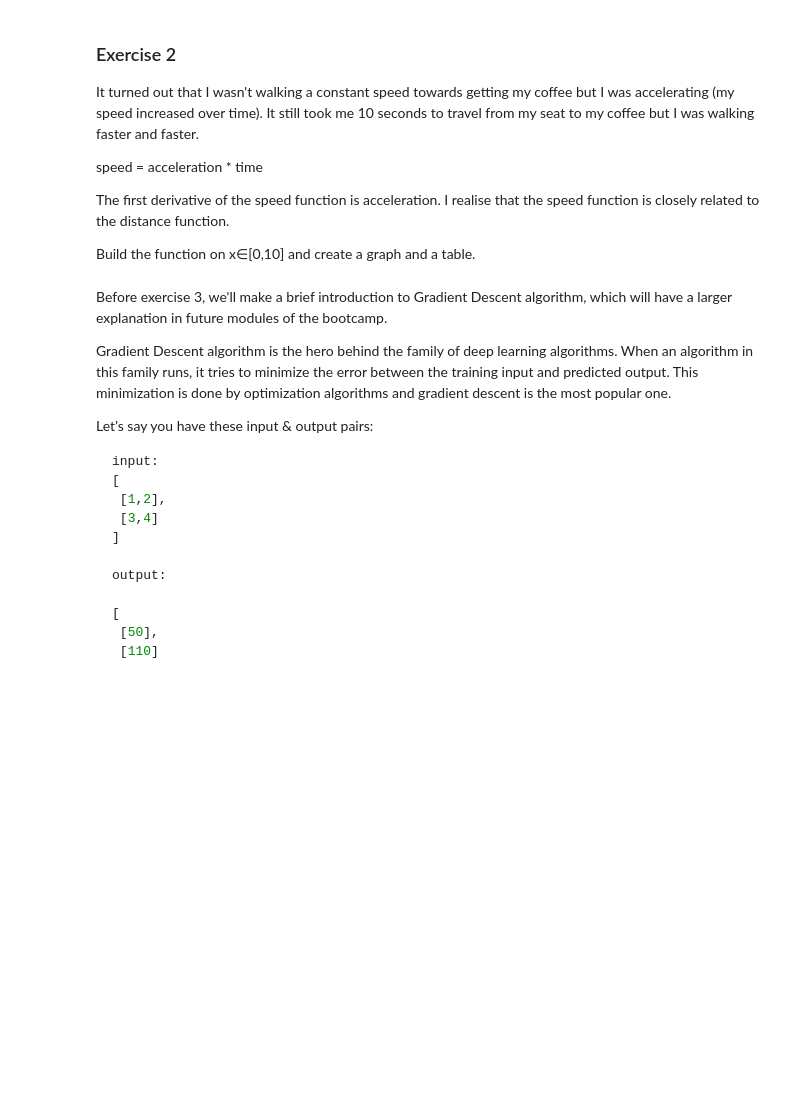
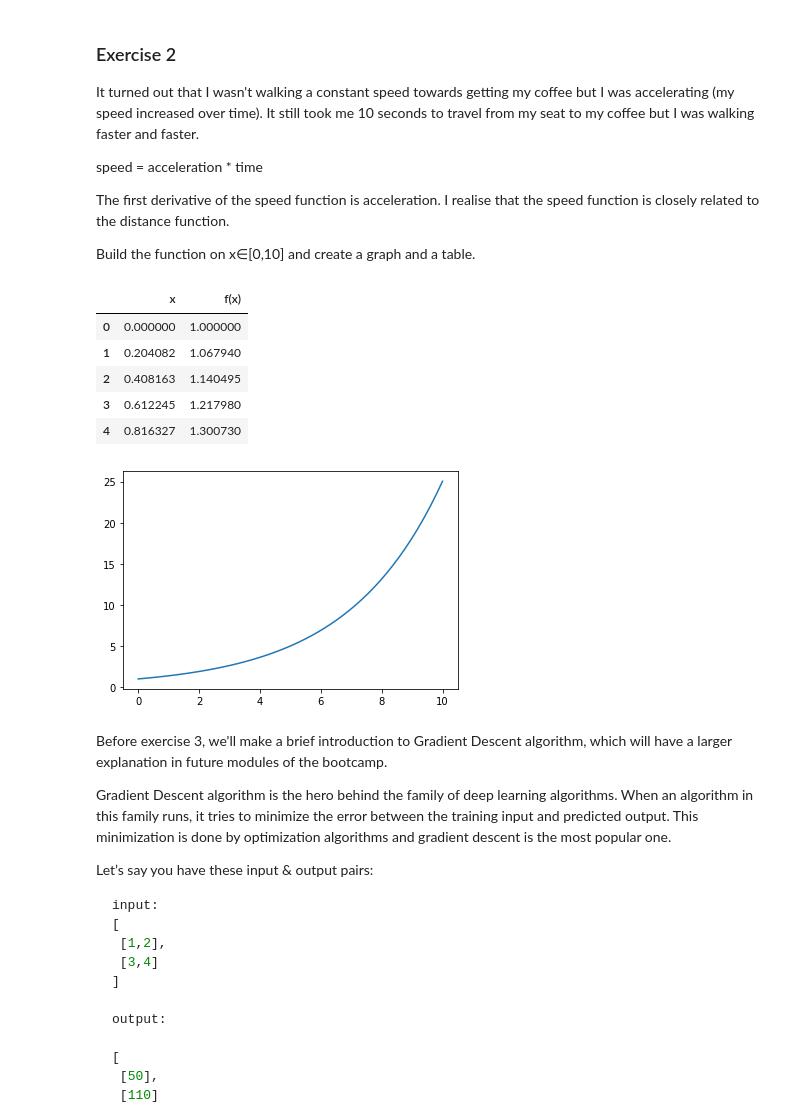
Before and after one commit to marfurt1/calculus-and-algebra-problems-with-python, a Jupyter notebook: problems.ipynb, the cells around one changed output. Saved outputs shown, nothing was run; the diff lists cells and outputs as text; code cells hidden in the pictures; blank space fills up the shorter version.

```diff
--- a/problems.ipynb
+++ b/problems.ipynb
@@ -46,3 +72,21 @@ The first derivative of the speed function is acceleration. I realise that the s
 Build the function on x∈[0,10] and create a graph and a table.
 # %%
 #define and plot the funtion
+def f(x):
+     return (1.38)**x
+x = np.linspace(0,10)
+
+#plot of function on domain
+plt.plot(x,f(x),label='f')
+
+#create a dataframe
+Data_Frame = pd.DataFrame({'x': x, 'f(x)': f(x)})
+Data_Frame.head()
+# %% [output]
+|  | x | f(x) |
+| 0 | 0.000000 | 1.000000 |
+| 1 | 0.204082 | 1.067940 |
+| 2 | 0.408163 | 1.140495 |
+| 3 | 0.612245 | 1.217980 |
+| 4 | 0.816327 | 1.300730 |
+[figure, added]
```
Also changed, not shown: parts of 5 cells of this notebook.
